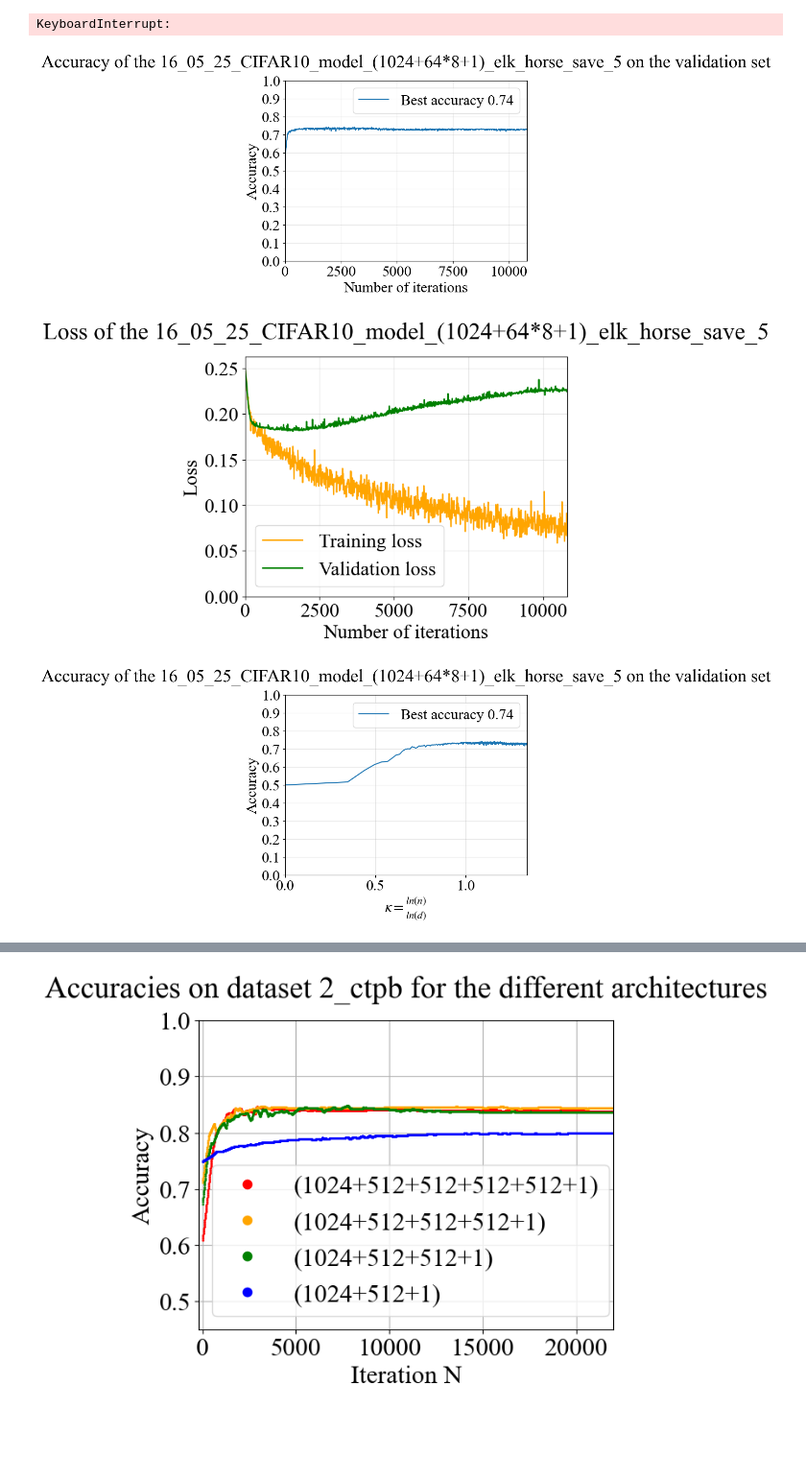
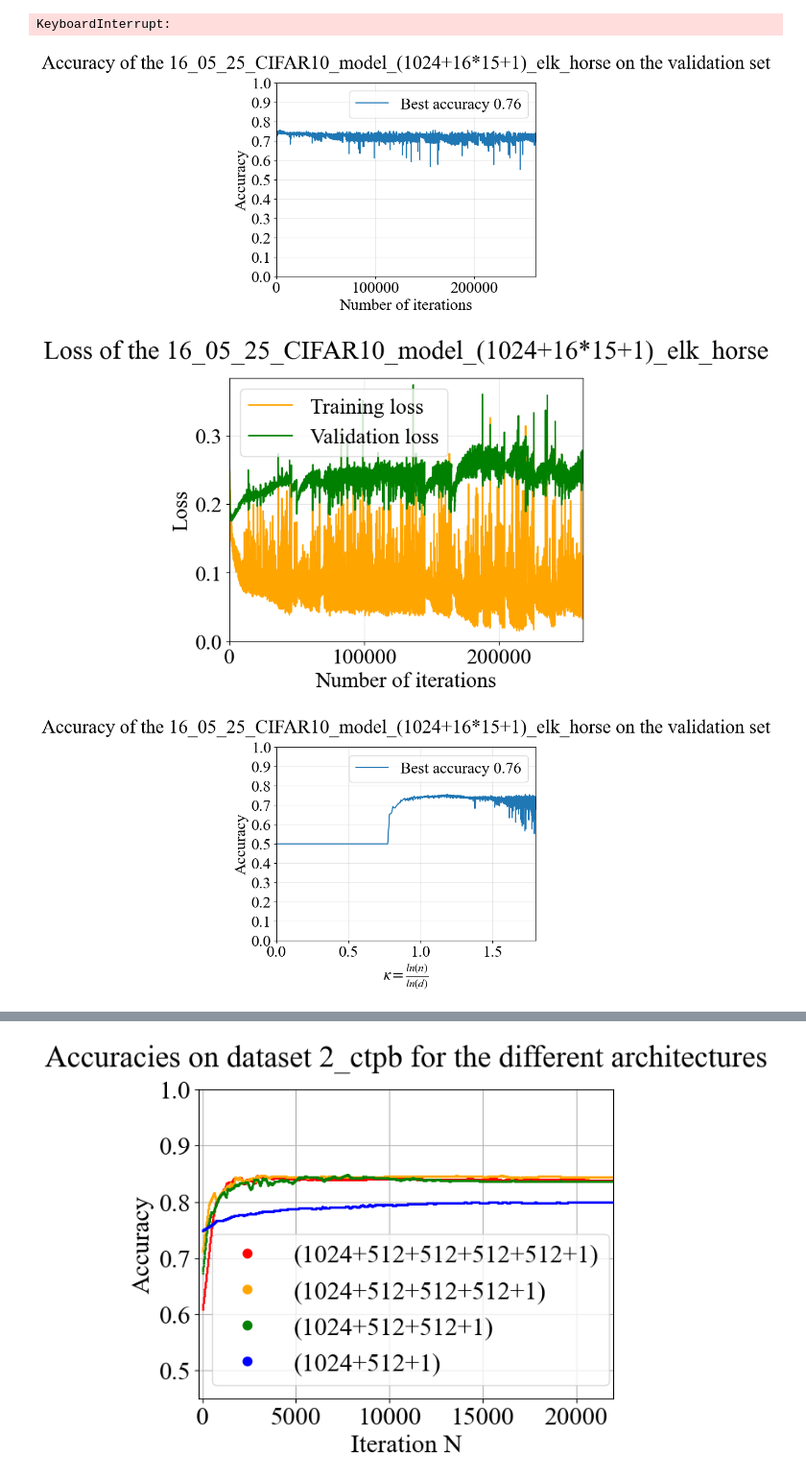
Before and after one commit to HugoVidal1/Stage_P3A_IdePHICS, a Jupyter notebook: CIFAR-10/classifiers_constructor.ipynb, the cells around one changed output, grey strips where cells are left out. Shown at 96% size. Saved outputs shown, nothing was run; the diff lists cells and outputs as text; code cells hidden in the pictures; blank space fills up the shorter version.

```diff
--- a/CIFAR-10/classifiers_constructor.ipynb
+++ b/CIFAR-10/classifiers_constructor.ipynb
@@ -1509,7 +1509,7 @@ date = "16_05_25"
 if save :
     # Save the model
     model = two_layer_model
-    model_name = date + '_CIFAR10_model_(1024+64*8+1)_elk_horse_save_5' #
+    model_name = date + '_CIFAR10_model_(1024+16*15+1)_elk_horse' #
     save_path = "Classifiers/" + date + '/' + model_name + '/'
     os.makedirs(save_path, exist_ok=True)
     #torch.save(model , save_path + model_name + ".pt")
@@ -1567,33 +1567,33 @@ if save :
     plt.title("Accuracy of the " + model_name + " on the validation set", pad = 20)
     plt.legend()
     plt.savefig(save_path + "figures/kappa_accuracy_of_" + model_name + ".png", bbox_inches='tight')
     plt.savefig(save_path + "figures/kappa_accuracy_of_" + model_name + ".svg", bbox_inches='tight')
     data = np.column_stack((kappa, model.accuracy_trajectory))
     np.savetxt(save_path + "figures/kappa_accuracy_" + model_name + ".txt", data, delimiter=",", header="kappa, accuracy")
     plt.show()
 
     # Plot training and validation loss
     kappa = [np.log(n)/np.log(model.input_dimension) for n in np.linspace(1, len(model.training_loss_trajectory)*model.observation_rate, len(model.training_loss_trajectory))]
     plt.plot(kappa, model.training_loss_trajectory, label = "Training loss", color = "orange")
     plt.plot(kappa, model.validation_loss_trajectory, label = "Validation loss", color = "green")
     plt.xlim(0, np.max(kappa))
     plt.ylim(0, np.max([np.nan_to_num(model.training_loss_trajectory,nan=0), np.nan_to_num(model.validation_loss_trajectory, nan=0)])+0.01)
     plt.xlabel(r"$\kappa  = \frac{ln(n)}{ln(d)}$")
     plt.ylabel("Loss")
     plt.grid(alpha=0.3)
     plt.title("Loss of the " + model_name, pad = 20)
     plt.legend()
     plt.savefig(save_path + "figures/kappa_loss_of_" + model_name + ".png", bbox_inches='tight')
     plt.savefig(save_path + "figures/kappa_loss_of_" + model_name + ".svg", bbox_inches='tight')
     data_training = np.column_stack((kappa, model.training_loss_trajectory))
     np.savetxt(save_path + "figures/kappa_loss_training_" + model_name + ".txt", data_training, delimiter=",", header="kappa, training_loss")
     data_validation = np.column_stack((kappa, model.validation_loss_trajectory))
     np.savetxt(save_path + "figures/kappa_loss_validation_" + model_name + ".txt", data_validation, delimiter=",", header="kappa, validation_loss")
     plt.show()
 
 else:
     print("No save")
 # %% [output]
-[figure, old version]
+[figure, new version]
-[figure, old version]
+[figure, new version]
-[figure, old version]
+[figure, new version]
```
Also changed, not shown: parts of 1 cell of this notebook, 1 other file.
